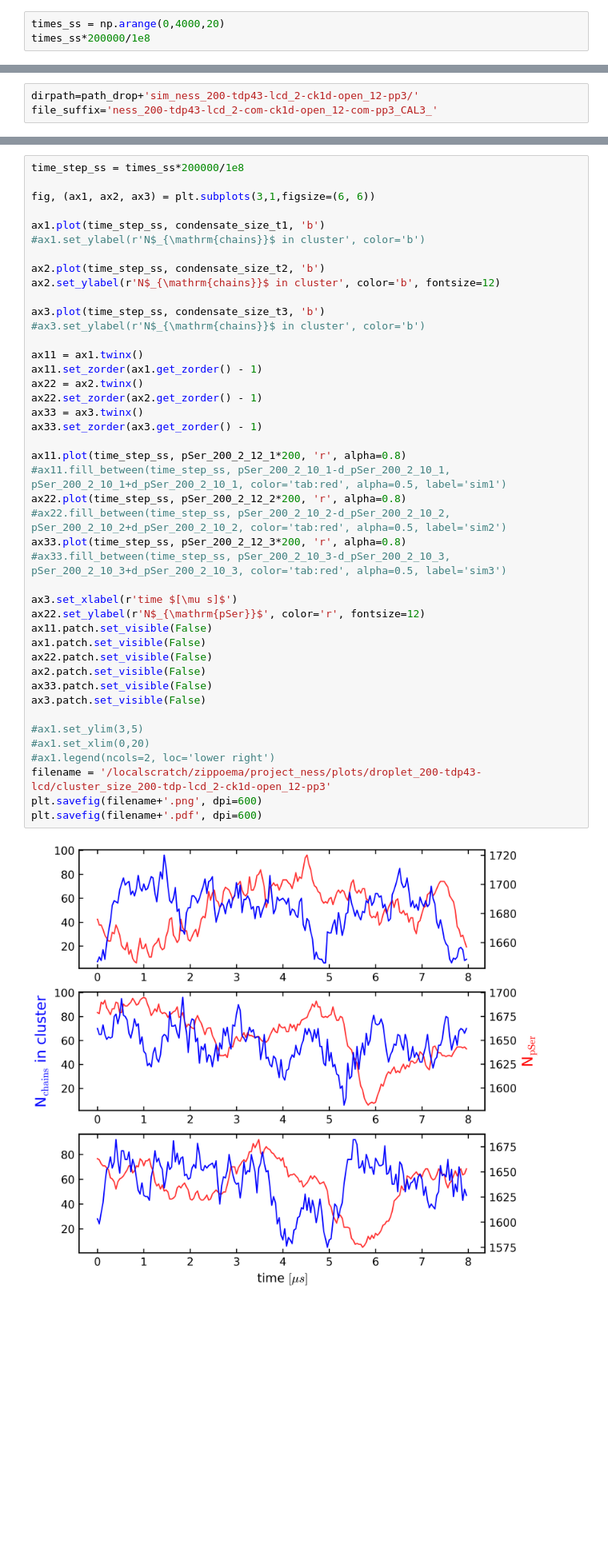
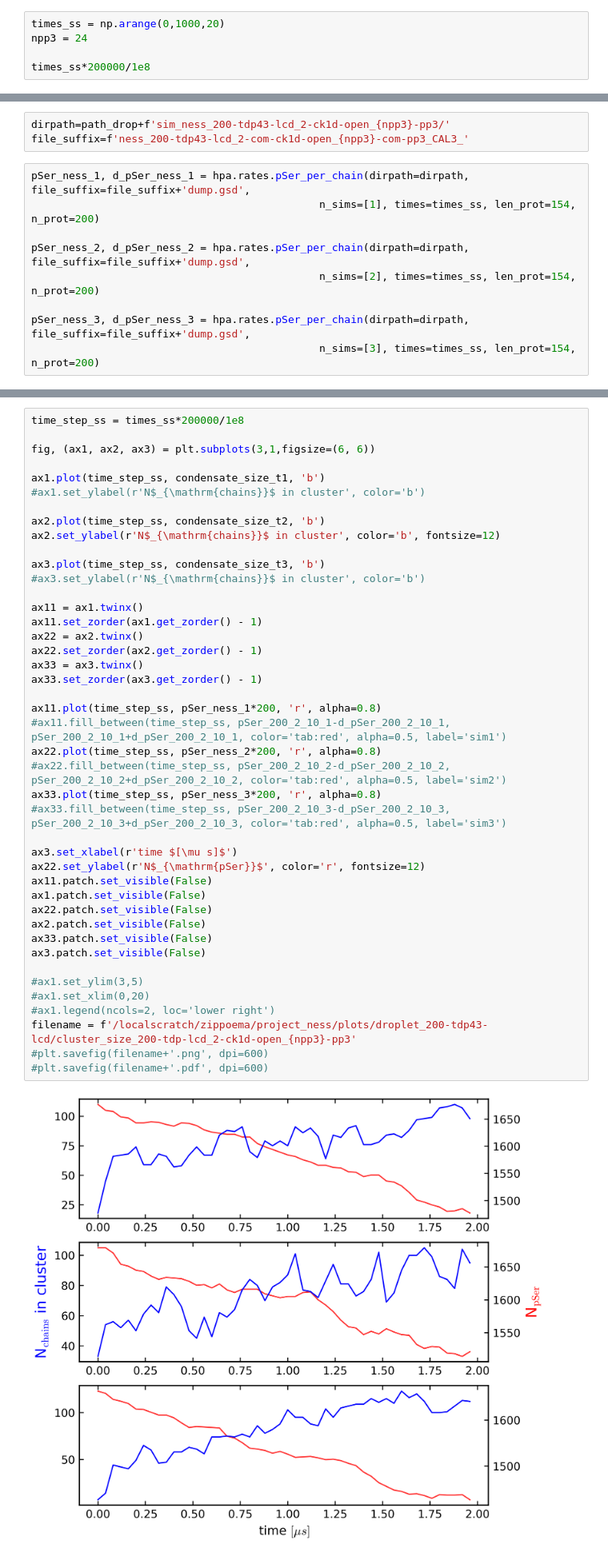
Before and after one commit to ezippo/HPA, a Jupyter notebook: active_droplets.ipynb, the cells around one changed output, grey strips where cells are left out. Shown at 80% size. Cells and saved outputs as stored; diff of their text form; blank space fills up the shorter version.

```diff
--- a/active_droplets.ipynb
+++ b/active_droplets.ipynb
@@ -479,7 +479,9 @@ array([ 3.,  1.,  5.,  1.,  1.,  1.,  1.,  1.,  1., 48.,  5.,  1.,  1.,
 # %% [markdown]
 ### NESS
 # %%
-times_ss = np.arange(0,4000,20)
+times_ss = np.arange(0,1000,20)
+npp3 = 24
+
 times_ss*200000/1e8
 # %% [output]
 array([0.  , 0.04, 0.08, 0.12, 0.16, 0.2 , 0.24, 0.28, 0.32, 0.36, 0.4 ,
@@ -516,6 +492,15 @@ pSer_200_2_12_3, d_pSer_200_2_12_3 = hpa.rates.pSer_per_chain(dirpath=path_drop+
 # %%
-dirpath=path_drop+'sim_ness_200-tdp43-lcd_2-ck1d-open_12-pp3/'
-file_suffix='ness_200-tdp43-lcd_2-com-ck1d-open_12-com-pp3_CAL3_'
+dirpath=path_drop+f'sim_ness_200-tdp43-lcd_2-ck1d-open_{npp3}-pp3/'
+file_suffix=f'ness_200-tdp43-lcd_2-com-ck1d-open_{npp3}-com-pp3_CAL3_'
+# %%
+pSer_ness_1, d_pSer_ness_1 = hpa.rates.pSer_per_chain(dirpath=dirpath, file_suffix=file_suffix+'dump.gsd',
+                                              n_sims=[1], times=times_ss, len_prot=154, n_prot=200)
+
+pSer_ness_2, d_pSer_ness_2 = hpa.rates.pSer_per_chain(dirpath=dirpath, file_suffix=file_suffix+'dump.gsd',
+                                              n_sims=[2], times=times_ss, len_prot=154, n_prot=200)
+
+pSer_ness_3, d_pSer_ness_3 = hpa.rates.pSer_per_chain(dirpath=dirpath, file_suffix=file_suffix+'dump.gsd',
+                                              n_sims=[3], times=times_ss, len_prot=154, n_prot=200)
 # %%
 n_chains_arr1 = np.zeros((len(times_ss),200))
 with gsd.hoomd.open(dirpath+f'sim1_'+file_suffix+'dump_centered.gsd', 'rb') as input_gsd:
@@ -559,37 +544,37 @@ ax1.plot(time_step_ss, condensate_size_t1, 'b')
 ax2.plot(time_step_ss, condensate_size_t2, 'b')
 ax2.set_ylabel(r'N$_{\mathrm{chains}}$ in cluster', color='b', fontsize=12)
 
 ax3.plot(time_step_ss, condensate_size_t3, 'b')
 #ax3.set_ylabel(r'N$_{\mathrm{chains}}$ in cluster', color='b')
 
 ax11 = ax1.twinx()
 ax11.set_zorder(ax1.get_zorder() - 1)
 ax22 = ax2.twinx()
 ax22.set_zorder(ax2.get_zorder() - 1)
 ax33 = ax3.twinx()
 ax33.set_zorder(ax3.get_zorder() - 1)
 
-ax11.plot(time_step_ss, pSer_200_2_12_1*200, 'r', alpha=0.8)
+ax11.plot(time_step_ss, pSer_ness_1*200, 'r', alpha=0.8)
 #ax11.fill_between(time_step_ss, pSer_200_2_10_1-d_pSer_200_2_10_1, pSer_200_2_10_1+d_pSer_200_2_10_1, color='tab:red', alpha=0.5, label='sim1')
-ax22.plot(time_step_ss, pSer_200_2_12_2*200, 'r', alpha=0.8)
+ax22.plot(time_step_ss, pSer_ness_2*200, 'r', alpha=0.8)
 #ax22.fill_between(time_step_ss, pSer_200_2_10_2-d_pSer_200_2_10_2, pSer_200_2_10_2+d_pSer_200_2_10_2, color='tab:red', alpha=0.5, label='sim2')
-ax33.plot(time_step_ss, pSer_200_2_12_3*200, 'r', alpha=0.8)
+ax33.plot(time_step_ss, pSer_ness_3*200, 'r', alpha=0.8)
 #ax33.fill_between(time_step_ss, pSer_200_2_10_3-d_pSer_200_2_10_3, pSer_200_2_10_3+d_pSer_200_2_10_3, color='tab:red', alpha=0.5, label='sim3')
 
 ax3.set_xlabel(r'time $[\mu s]$')
 ax22.set_ylabel(r'N$_{\mathrm{pSer}}$', color='r', fontsize=12)
 ax11.patch.set_visible(False)
 ax1.patch.set_visible(False)
 ax22.patch.set_visible(False)
 ax2.patch.set_visible(False)
 ax33.patch.set_visible(False)
 ax3.patch.set_visible(False)
 
 #ax1.set_ylim(3,5)
 #ax1.set_xlim(0,20)
 #ax1.legend(ncols=2, loc='lower right')
-filename = '/localscratch/zippoema/project_ness/plots/droplet_200-tdp43-lcd/cluster_size_200-tdp-lcd_2-ck1d-open_12-pp3'
-plt.savefig(filename+'.png', dpi=600)
-plt.savefig(filename+'.pdf', dpi=600)
+filename = f'/localscratch/zippoema/project_ness/plots/droplet_200-tdp43-lcd/cluster_size_200-tdp-lcd_2-ck1d-open_{npp3}-pp3'
+#plt.savefig(filename+'.png', dpi=600)
+#plt.savefig(filename+'.pdf', dpi=600)
 # %% [output]
-[figure, old version]
+[figure, new version]
```
Also changed, not shown: parts of 3 cells of this notebook, 3 other files.
